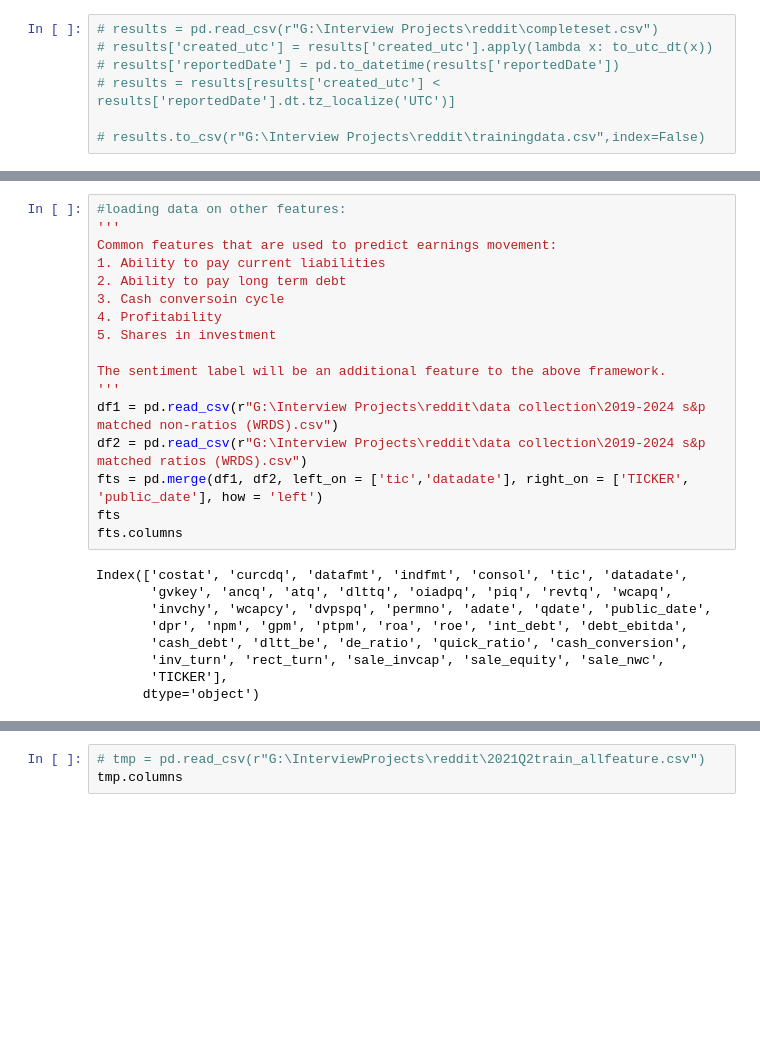
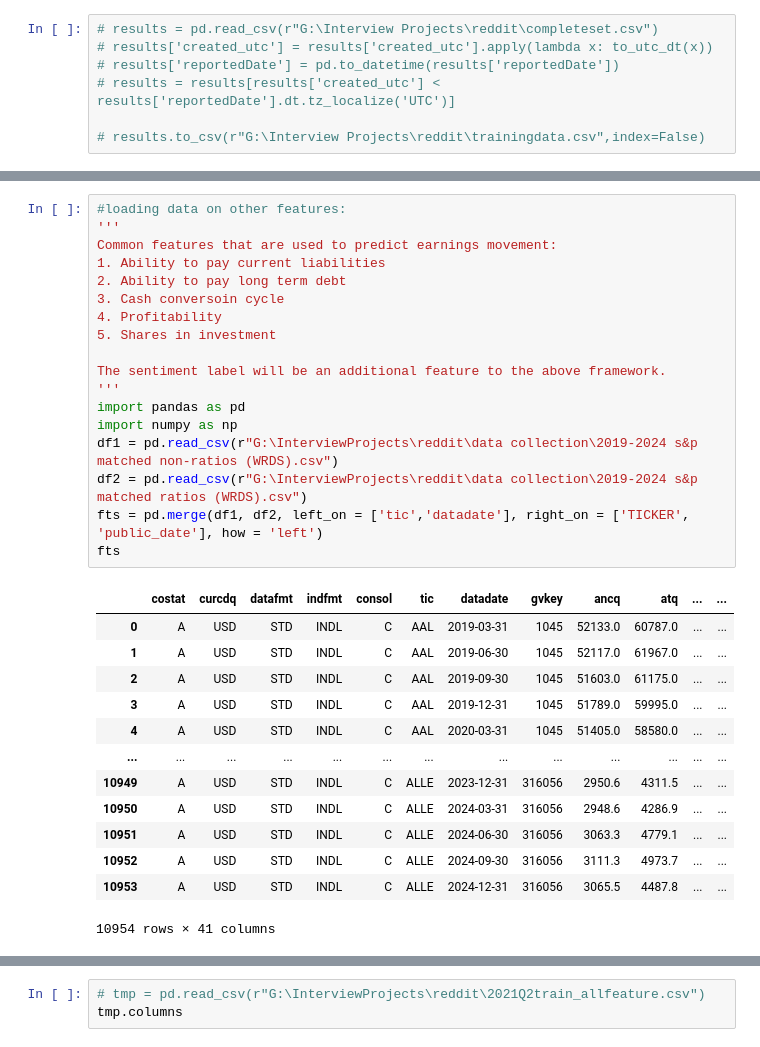
Before and after one commit to YuxinYY/Pre-earnings-Social-Media-Sentiment-Accuracy, a Jupyter notebook: data processing/readdata.ipynb, the cells around one changed output, grey strips where cells are left out. Drawn from its saved outputs; the diff is of its cells as text; blank space fills up the shorter version.

```diff
--- a/data processing/readdata.ipynb
+++ b/data processing/readdata.ipynb
@@ -771,29 +792,35 @@ NameError: name 'results' is not defined
 # %%
 #loading data on other features:
 '''
 Common features that are used to predict earnings movement:
 1. Ability to pay current liabilities
 2. Ability to pay long term debt
 3. Cash conversoin cycle
 4. Profitability
 5. Shares in investment
 
 The sentiment label will be an additional feature to the above framework.
 '''
-df1 = pd.read_csv(r"G:\Interview Projects\reddit\data collection\2019-2024 s&p matched non-ratios (WRDS).csv")
-df2 = pd.read_csv(r"G:\Interview Projects\reddit\data collection\2019-2024 s&p matched ratios (WRDS).csv")
+import pandas as pd
+import numpy as np
+df1 = pd.read_csv(r"G:\InterviewProjects\reddit\data collection\2019-2024 s&p matched non-ratios (WRDS).csv")
+df2 = pd.read_csv(r"G:\InterviewProjects\reddit\data collection\2019-2024 s&p matched ratios (WRDS).csv")
 fts = pd.merge(df1, df2, left_on = ['tic','datadate'], right_on = ['TICKER', 'public_date'], how = 'left')
 fts
-fts.columns
 # %% [output]
+|  | costat | curcdq | datafmt | indfmt | consol | tic | datadate | gvkey | ancq | atq | ... | ... |
+| 0 | A | USD | STD | INDL | C | AAL | 2019-03-31 | 1045 | 52133.0 | 60787.0 | ... | ... |
+| 1 | A | USD | STD | INDL | C | AAL | 2019-06-30 | 1045 | 52117.0 | 61967.0 | ... | ... |
+| 2 | A | USD | STD | INDL | C | AAL | 2019-09-30 | 1045 | 51603.0 | 61175.0 | ... | ... |
+| 3 | A | USD | STD | INDL | C | AAL | 2019-12-31 | 1045 | 51789.0 | 59995.0 | ... | ... |
+| 4 | A | USD | STD | INDL | C | AAL | 2020-03-31 | 1045 | 51405.0 | 58580.0 | ... | ... |
+| ... | ... | ... | ... | ... | ... | ... | ... | ... | ... | ... | ... | ... |
+| 10949 | A | USD | STD | INDL | C | ALLE | 2023-12-31 | 316056 | 2950.6 | 4311.5 | ... | ... |
+| 10950 | A | USD | STD | INDL | C | ALLE | 2024-03-31 | 316056 | 2948.6 | 4286.9 | ... | ... |
+| 10951 | A | USD | STD | INDL | C | ALLE | 2024-06-30 | 316056 | 3063.3 | 4779.1 | ... | ... |
+| 10952 | A | USD | STD | INDL | C | ALLE | 2024-09-30 | 316056 | 3111.3 | 4973.7 | ... | ... |
+| 10953 | A | USD | STD | INDL | C | ALLE | 2024-12-31 | 316056 | 3065.5 | 4487.8 | ... | ... |
-Index(['costat', 'curcdq', 'datafmt', 'indfmt', 'consol', 'tic', 'datadate',
-       'gvkey', 'ancq', 'atq', 'dlttq', 'oiadpq', 'piq', 'revtq', 'wcapq',
-       'invchy', 'wcapcy', 'dvpspq', 'permno', 'adate', 'qdate', 'public_date',
-       'dpr', 'npm', 'gpm', 'ptpm', 'roa', 'roe', 'int_debt', 'debt_ebitda',
-       'cash_debt', 'dltt_be', 'de_ratio', 'quick_ratio', 'cash_conversion',
-       'inv_turn', 'rect_turn', 'sale_invcap', 'sale_equity', 'sale_nwc',
-       'TICKER'],
-      dtype='object')
+10954 rows × 41 columns
 # %%
 fts['datadate'] = pd.to_datetime(fts['datadate'])
 fts['year'] = fts['datadate'].dt.year
```
Also changed, not shown: parts of 4 cells of this notebook, 1 other file.
